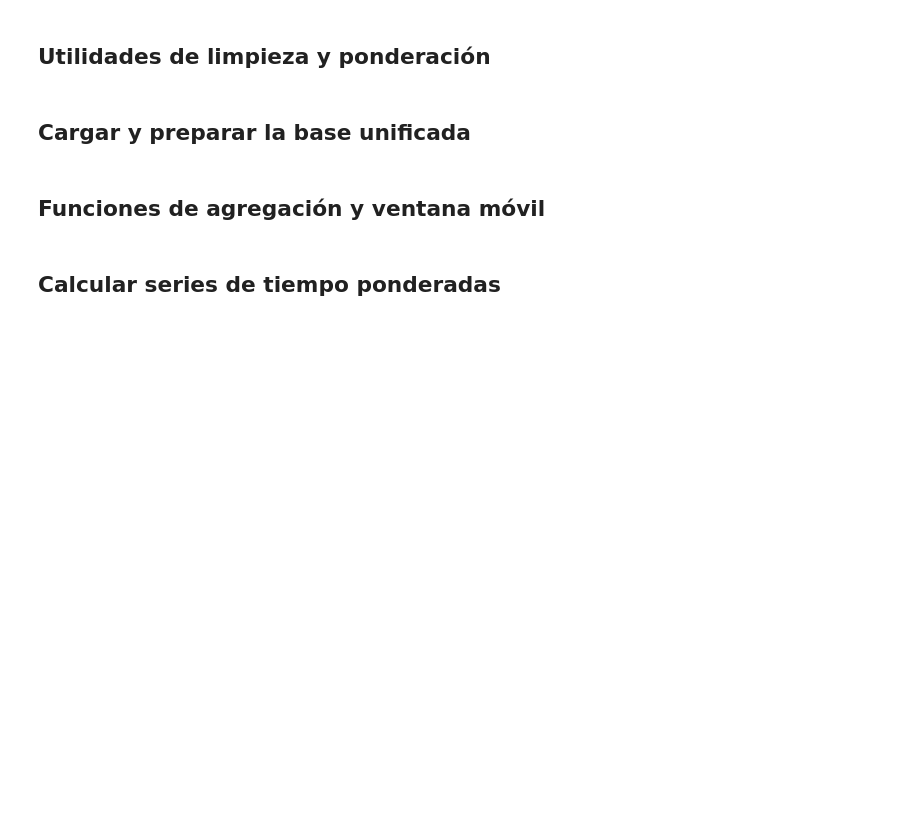
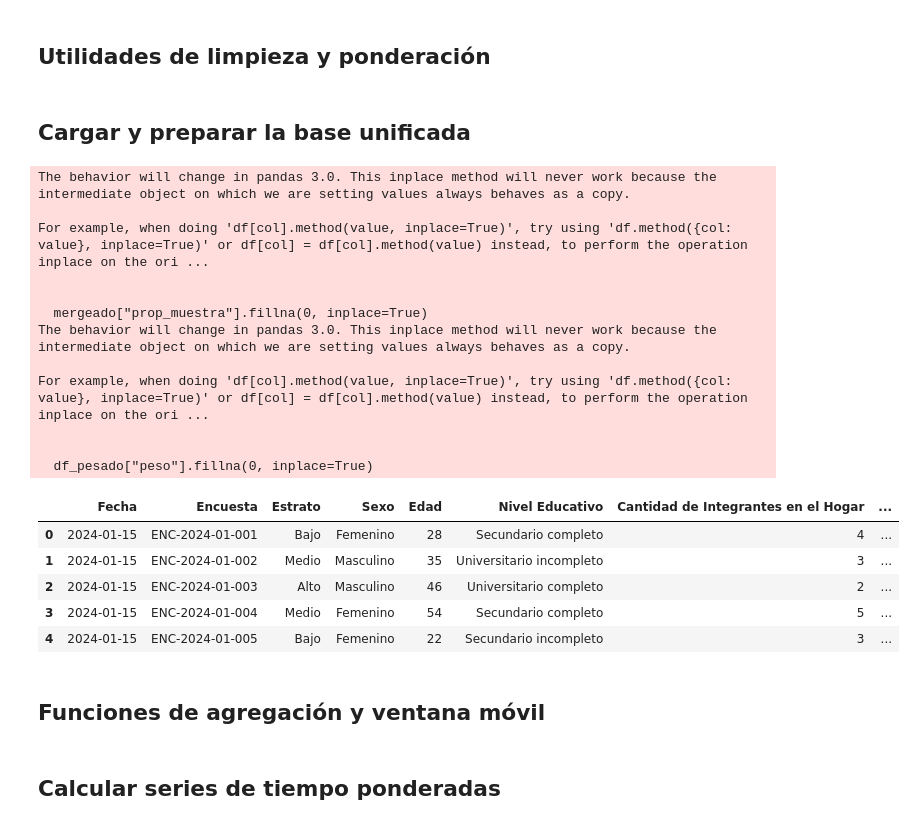
Before and after one commit to francochiri-afk/Git_pildoras, a Jupyter notebook: tracking_electoral.ipynb, the cells around one changed output. Drawn from its saved outputs; the diff is of its cells as text; code cells hidden in the pictures; blank space fills up the shorter version.

```diff
--- a/tracking_electoral.ipynb
+++ b/tracking_electoral.ipynb
@@ -15,7 +145,29 @@ DATA_DIR = Path("data")OUTPUT_DIR = Path("outputs")OUTPUT_DIR.mkdir(exist_ok=Tru
 # %% [markdown]
 ## Cargar y preparar la base unificada
 # %%
-encuestas_raw = cargar_encuestas(DATA_DIR)encuestas_limpias = limpiar_encuestas(encuestas_raw)encuestas_pesadas = calcular_pesos_muestrales(encuestas_limpias, census_distribution)encuestas_pesadas.head()
+encuestas_raw = cargar_encuestas(DATA_DIR)
+encuestas_limpias = limpiar_encuestas(encuestas_raw)
+encuestas_pesadas = calcular_pesos_muestrales(encuestas_limpias, census_distribution)
+encuestas_pesadas.head()
+# %% [output]
+The behavior will change in pandas 3.0. This inplace method will never work because the intermediate object on which we are setting values always behaves as a copy.
+
+For example, when doing 'df[col].method(value, inplace=True)', try using 'df.method({col: value}, inplace=True)' or df[col] = df[col].method(value) instead, to perform the operation inplace on the ori ...
+
+
+  mergeado["prop_muestra"].fillna(0, inplace=True)
+The behavior will change in pandas 3.0. This inplace method will never work because the intermediate object on which we are setting values always behaves as a copy.
+
+For example, when doing 'df[col].method(value, inplace=True)', try using 'df.method({col: value}, inplace=True)' or df[col] = df[col].method(value) instead, to perform the operation inplace on the ori ...
+
+
+  df_pesado["peso"].fillna(0, inplace=True)
+|  | Fecha | Encuesta | Estrato | Sexo | Edad | Nivel Educativo | Cantidad de Integrantes en el Hogar | ... |
+| 0 | 2024-01-15 | ENC-2024-01-001 | Bajo | Femenino | 28 | Secundario completo | 4 | ... |
+| 1 | 2024-01-15 | ENC-2024-01-002 | Medio | Masculino | 35 | Universitario incompleto | 3 | ... |
+| 2 | 2024-01-15 | ENC-2024-01-003 | Alto | Masculino | 46 | Universitario completo | 2 | ... |
+| 3 | 2024-01-15 | ENC-2024-01-004 | Medio | Femenino | 54 | Secundario completo | 5 | ... |
+| 4 | 2024-01-15 | ENC-2024-01-005 | Bajo | Femenino | 22 | Secundario incompleto | 3 | ... |
 # %% [markdown]
 ## Funciones de agregación y ventana móvil
 # %%
```
Also changed, not shown: parts of 7 cells of this notebook, 2 other files.
